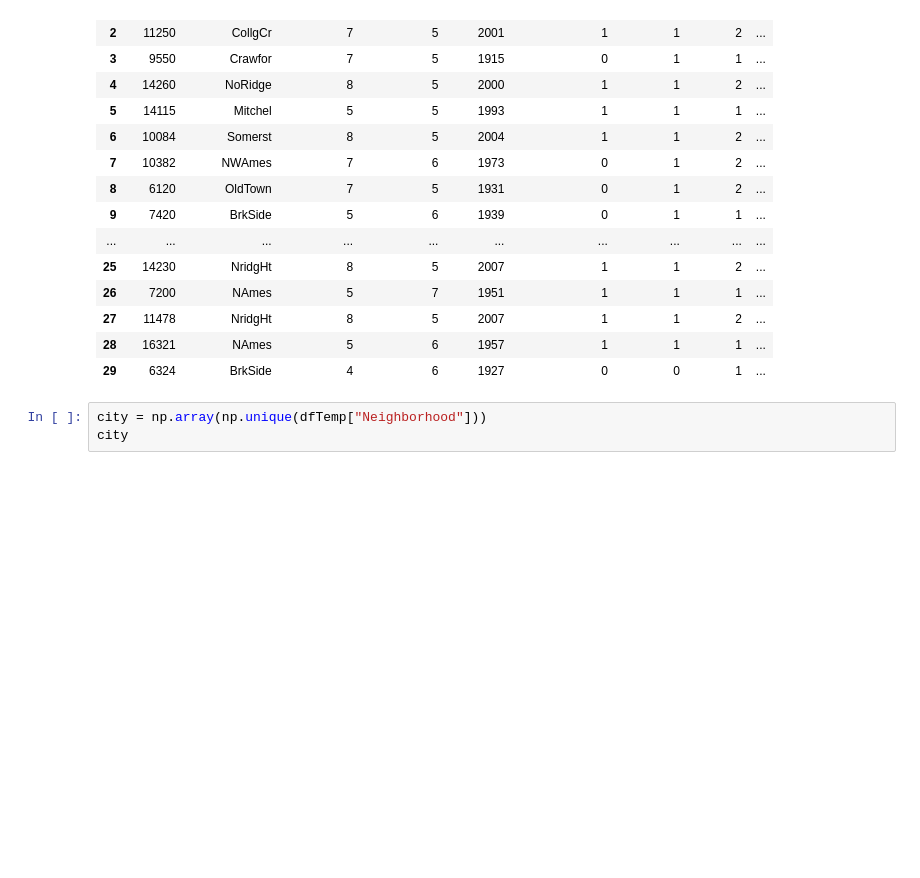
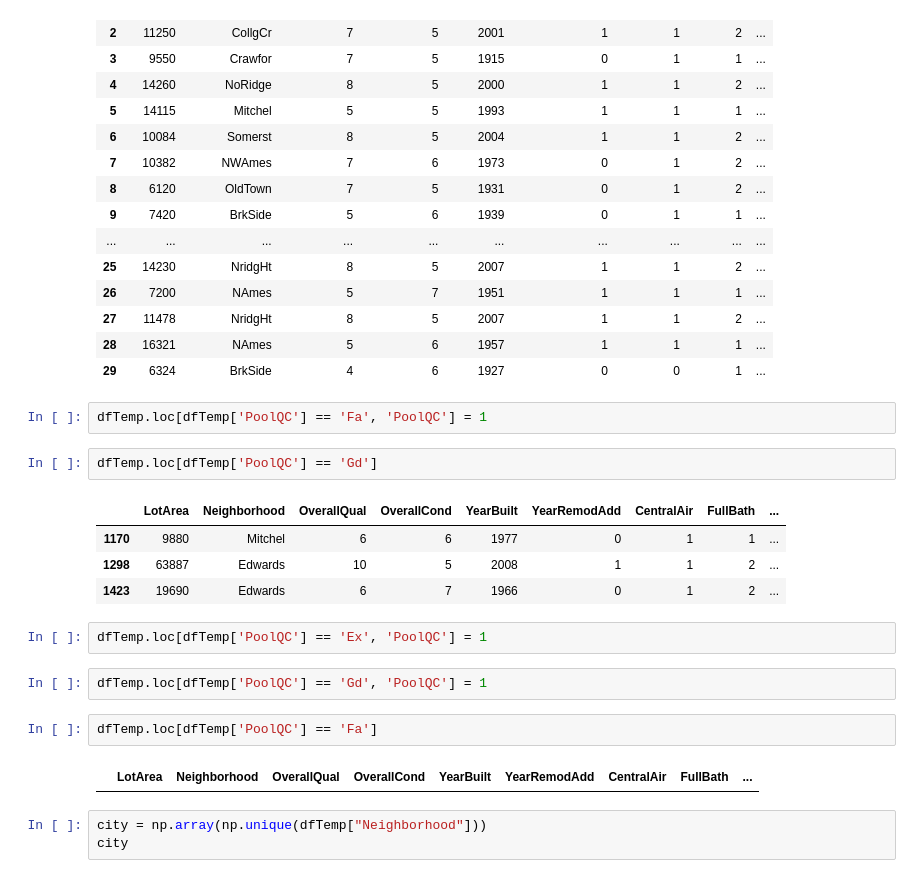
Before and after one commit to DavidWants2Learn/DataScienceBootCamp, a Jupyter notebook: Data_Science_Project/House_Price by lot_size.ipynb, the cells around one changed output. Drawn from its saved outputs; the diff is of its cells as text; blank space fills up the shorter version.

```diff
--- a/Data_Science_Project/House_Price by lot_size.ipynb
+++ b/Data_Science_Project/House_Price by lot_size.ipynb
@@ -410,6 +420,23 @@ dfTemp.head(30)
 | 27 | 11478 | NridgHt | 8 | 5 | 2007 | 1 | 1 | 2 | ... |
 | 28 | 16321 | NAmes | 5 | 6 | 1957 | 1 | 1 | 1 | ... |
 | 29 | 6324 | BrkSide | 4 | 6 | 1927 | 0 | 0 | 1 | ... |
+# %%
+dfTemp.loc[dfTemp['PoolQC'] == 'Fa', 'PoolQC'] = 1
+# %%
+dfTemp.loc[dfTemp['PoolQC'] == 'Gd']
+# %% [output]
+|  | LotArea | Neighborhood | OverallQual | OverallCond | YearBuilt | YearRemodAdd | CentralAir | FullBath | ... |
+| 1170 | 9880 | Mitchel | 6 | 6 | 1977 | 0 | 1 | 1 | ... |
+| 1298 | 63887 | Edwards | 10 | 5 | 2008 | 1 | 1 | 2 | ... |
+| 1423 | 19690 | Edwards | 6 | 7 | 1966 | 0 | 1 | 2 | ... |
+# %%
+dfTemp.loc[dfTemp['PoolQC'] == 'Ex', 'PoolQC'] = 1
+# %%
+dfTemp.loc[dfTemp['PoolQC'] == 'Gd', 'PoolQC'] = 1
+# %%
+dfTemp.loc[dfTemp['PoolQC'] == 'Fa']
+# %% [output]
+|  | LotArea | Neighborhood | OverallQual | OverallCond | YearBuilt | YearRemodAdd | CentralAir | FullBath | ... |
 # %%
 city = np.array(np.unique(dfTemp["Neighborhood"]))
 city
```
Also changed, not shown: parts of 59 cells of this notebook, 1 other file.
